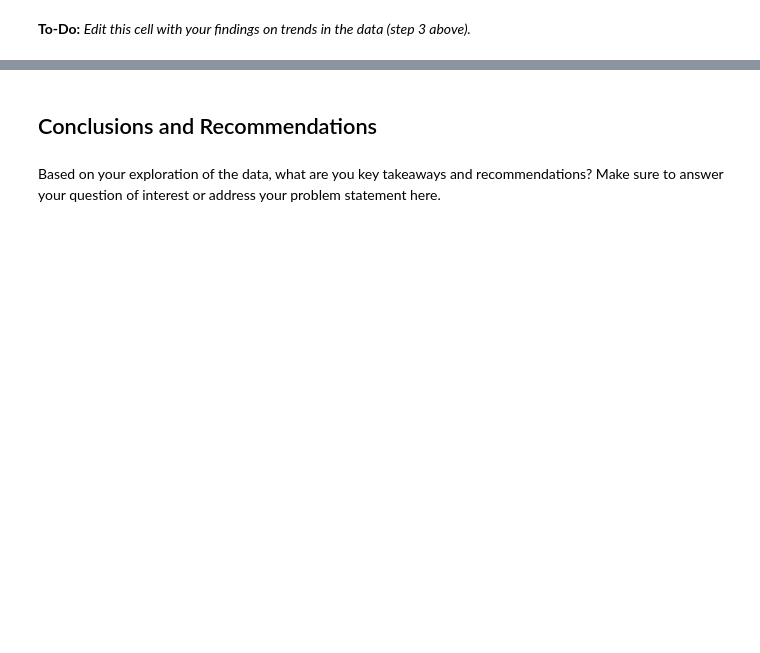
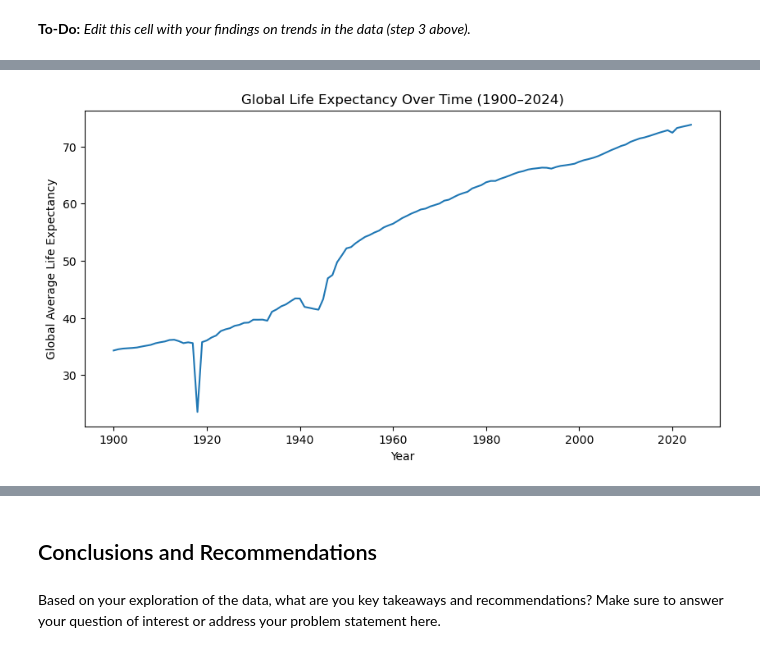
Before and after one commit to felixr04/GA-Does-Wealth-Buy-Health, a Jupyter notebook: code/starter-code.ipynb, the cells around one changed output, grey strips where cells are left out. Saved outputs shown, nothing was run; the diff lists cells and outputs as text; code cells hidden in the pictures; blank space fills up the shorter version.

```diff
--- a/code/starter-code.ipynb
+++ b/code/starter-code.ipynb
@@ -223,0 +1104,12 @@ Here are some prompts to get you started with visualizations. Feel free to add a
+# %%
+# Code
+global_life_expectancy_over_year = merged_health_data[(merged_health_data["year"] >= 1900) & (merged_health_data["year"] <= 2024)]
+
+plt.figure(figsize=(10, 5))
+sns.lineplot(data=global_life_expectancy_over_year, x="year", y="life_expectancy", errorbar=None)
+plt.xlabel("Year")
+plt.ylabel("Global Average Life Expectancy")
+plt.title("Global Life Expectancy Over Time (1900–2024)")
+plt.show()
+# %% [output]
+[figure, added]
```
Also changed, not shown: parts of 137 cells of this notebook, 6 other files.
